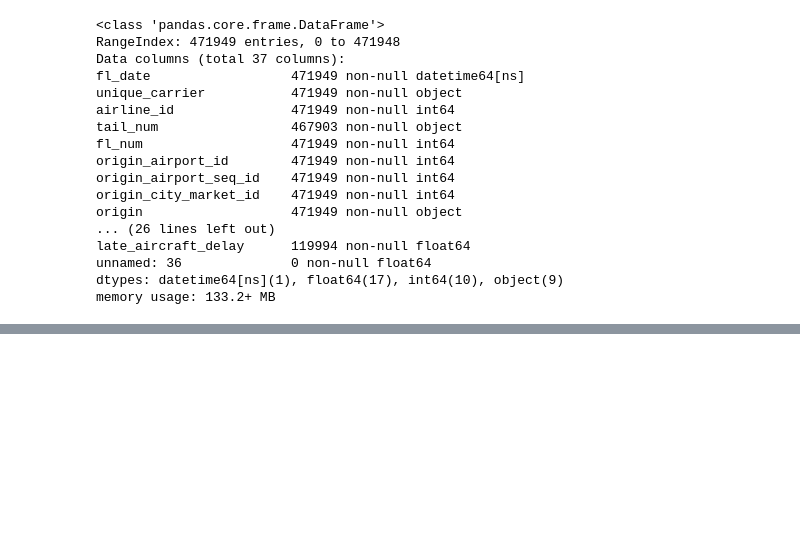
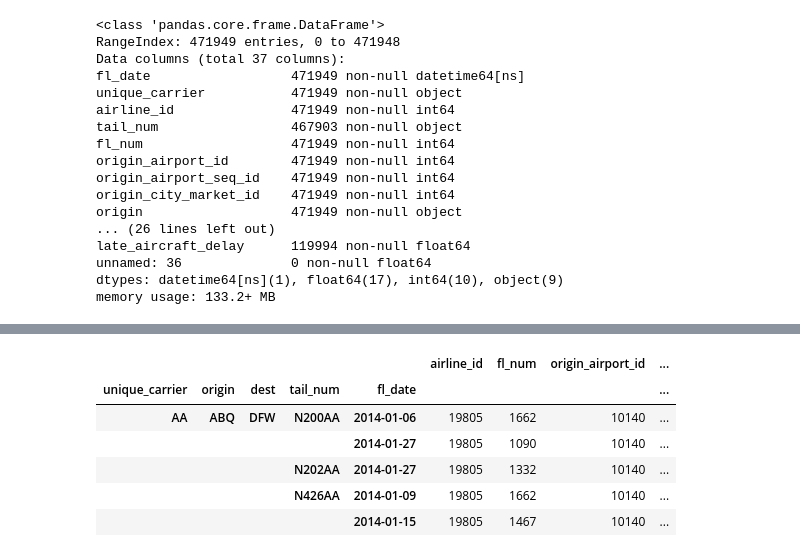
Before and after one commit to gr4vytr0n/pandas_, a Jupyter notebook: modern/part1.ipynb, the cells around one changed output, grey strips where cells are left out. Saved outputs shown, nothing was run; the diff lists cells and outputs as text; code cells hidden in the pictures; blank space fills up the shorter version.

```diff
--- a/modern/part1.ipynb
+++ b/modern/part1.ipynb
@@ -55,0 +84,12 @@ memory usage: 133.2+ MB
+# %%
+hdf = df.set_index(['unique_carrier', 'origin', 'dest', 'tail_num',
+                    'fl_date']).sort_index()
+hdf[hdf.columns[:4]].head()
+# %% [output]
+|  |  |  |  |  | airline_id | fl_num | origin_airport_id | ... |
+| unique_carrier | origin | dest | tail_num | fl_date |  |  |  | ... |
+| AA | ABQ | DFW | N200AA | 2014-01-06 | 19805 | 1662 | 10140 | ... |
+|  |  |  |  | 2014-01-27 | 19805 | 1090 | 10140 | ... |
+|  |  |  | N202AA | 2014-01-27 | 19805 | 1332 | 10140 | ... |
+|  |  |  | N426AA | 2014-01-09 | 19805 | 1662 | 10140 | ... |
+|  |  |  |  | 2014-01-15 | 19805 | 1467 | 10140 | ... |
```
Also changed, not shown: parts of 9 cells of this notebook.
